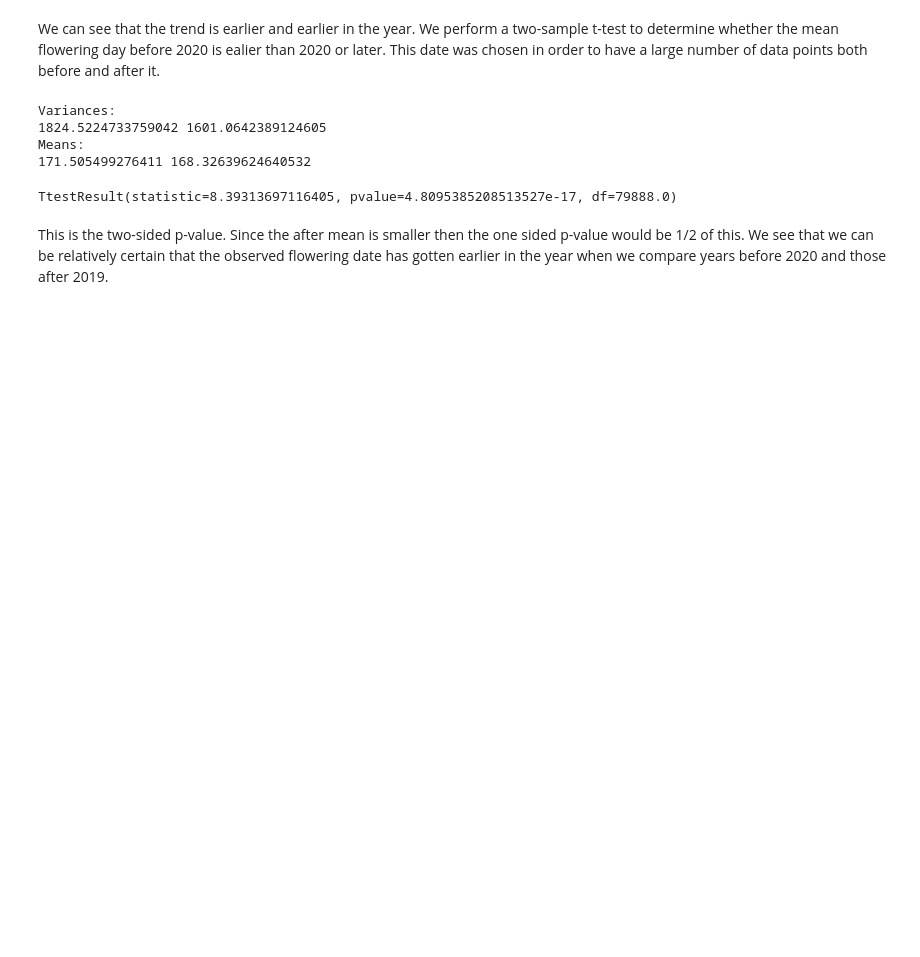
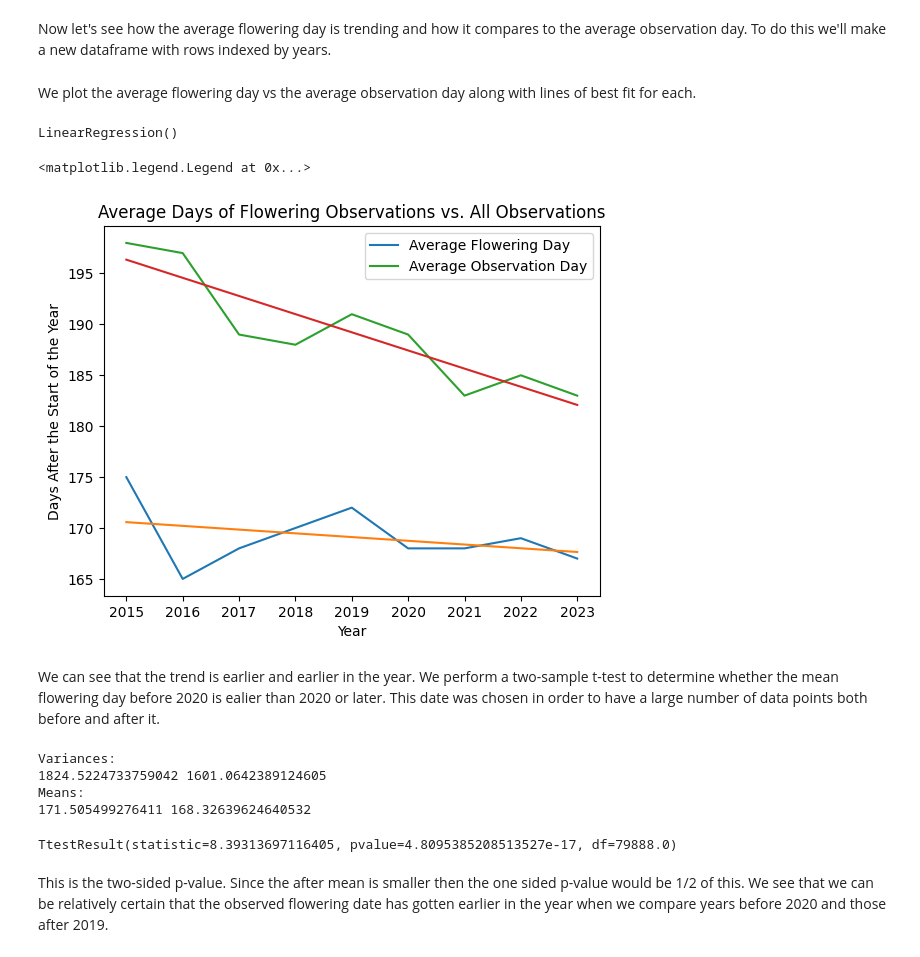
Before and after one commit to SeanHaight/FlowerIdentificationProject, a Jupyter notebook: Notebooks/rose_Hypothesis_Testing.ipynb, the cells around one changed output. Drawn from its saved outputs; the diff is of its cells as text; code cells hidden in the pictures; blank space fills up the shorter version.

```diff
--- a/Notebooks/rose_Hypothesis_Testing.ipynb
+++ b/Notebooks/rose_Hypothesis_Testing.ipynb
@@ -24 +9,6 @@ floweringDates = roses[roses['inBloom'] == True]['observed_on'].dropna().to_fram
+# %%
+#We drop the unnecessary columns
+roses = pd.read_csv('../Data/processedData/labeledBigRose.csv', sep='\t')
+roses = roses.drop(['observer_id', 'login', 'name', 'photo_page_url', 'photo_url_square', 'photo_uuid', 'license', 'quality_grade', 'taxon_id', 'rank', 'rank_level', 'active', 'ancestry', 'photo_id', 'extension', 'width', 'height', 'observation_uuid', 'position', 'Unnamed: 0', 'positional_accuracy'], axis=1)
+roses = roses.dropna()
 # %%
@@ -70,0 +67,4 @@ plt.legend()
+# %%
+roses = roses[roses['year'] >= 2015]
+roses = roses[roses['year'] < 2024]
+roses
@@ -70,0 +85,2 @@ plt.legend()
+# %% [markdown]
+Now let's see how the average flowering day is trending and how it compares to the average observation day. To do this we'll make a new dataframe with rows indexed by years.
@@ -71,3 +122,28 @@ plt.legend()
+# %% [markdown]
+We plot the average flowering day vs the average observation day along with lines of best fit for each.
+# %%
+modelFlower = LinearRegression()
+modelFlower.fit(np.array(observations['year']).reshape(-1,1), np.array(observations['averageFloweringDay']).reshape(-1,1))
+
+modelAll = LinearRegression()
+modelAll.fit(np.array(observations['year']).reshape(-1,1), np.array(observations['averageObservationDay']).reshape(-1,1))
+# %% [output]
+LinearRegression()
+# %%
+
+plt.xlabel("Year")
+plt.ylabel("Days After the Start of the Year")
+plt.title("Average Days of Flowering Observations vs. All Observations")
+
+plt.plot(observations['year'], observations['averageFloweringDay'], label = 'Average Flowering Day')
+plt.plot(observations['year'], modelFlower.predict(np.array(observations['year']).reshape(-1,1)))
+plt.plot(observations['year'], observations['averageObservationDay'], label = 'Average Observation Day')
+plt.plot(observations['year'], modelAll.predict(np.array(observations['year']).reshape(-1,1)))
+
+plt.legend()
+# %% [output]
+<matplotlib.legend.Legend at 0x...>
+[figure, added]
 # %% [markdown]
 We can see that the trend is earlier and earlier in the year. We perform a two-sample t-test to determine whether the mean flowering day before 2020 is ealier than 2020 or later. This date was chosen in order to have a large number of data points both before and after it.
 # %%
```
Also changed, not shown: parts of 11 cells of this notebook.
